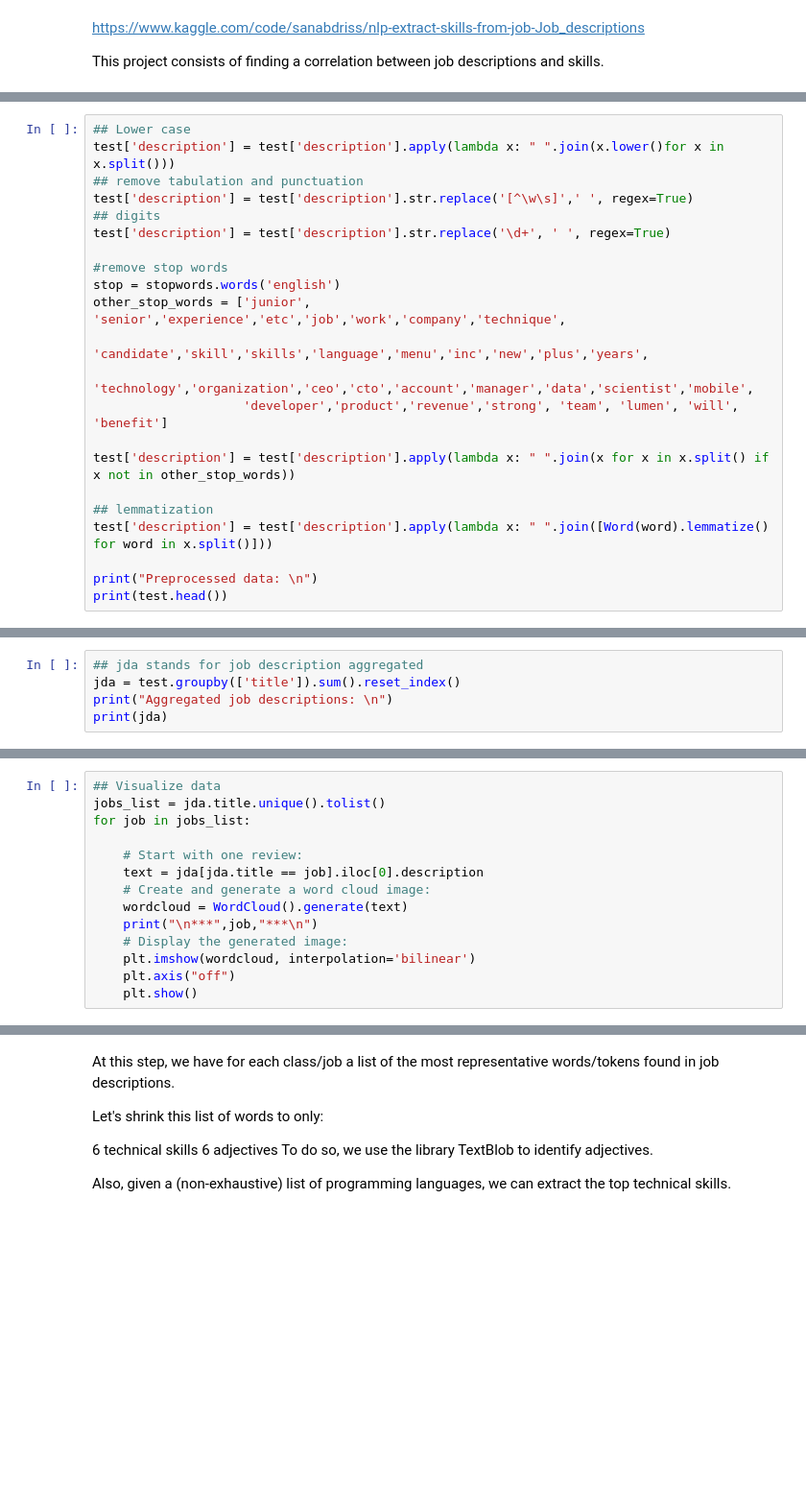
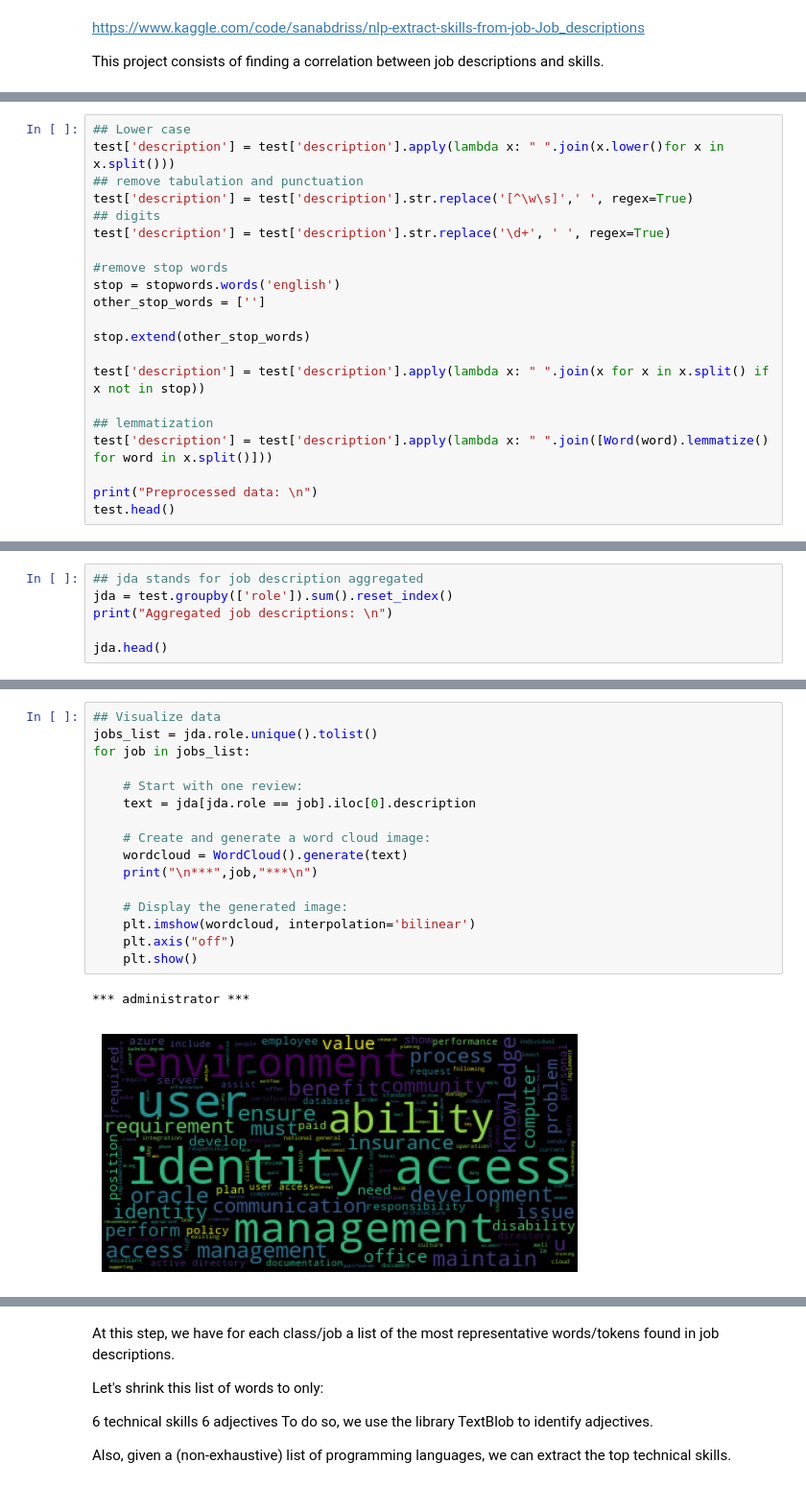
Before and after one commit to idmken/idmken.github.io, a Jupyter notebook: dissertation/data/jobtitleanalysis.ipynb, the cells around one changed output, grey strips where cells are left out. Shown at 96% size. Drawn from its saved outputs; the diff is of its cells as text; blank space fills up the shorter version.

```diff
--- a/dissertation/data/jobtitleanalysis.ipynb
+++ b/dissertation/data/jobtitleanalysis.ipynb
@@ -81,17 +84,16 @@ test['description'] = test['description'].str.replace('\d+', ' ', regex=True)
 
 #remove stop words
 stop = stopwords.words('english')
-other_stop_words = ['junior', 'senior','experience','etc','job','work','company','technique',
-                    'candidate','skill','skills','language','menu','inc','new','plus','years',
-                   'technology','organization','ceo','cto','account','manager','data','scientist','mobile',
-                    'developer','product','revenue','strong', 'team', 'lumen', 'will', 'benefit']
+other_stop_words = ['']
 
-test['description'] = test['description'].apply(lambda x: " ".join(x for x in x.split() if x not in other_stop_words))
+stop.extend(other_stop_words)
+
+test['description'] = test['description'].apply(lambda x: " ".join(x for x in x.split() if x not in stop))
 
 ## lemmatization
 test['description'] = test['description'].apply(lambda x: " ".join([Word(word).lemmatize() for word in x.split()]))
 
 print("Preprocessed data: \n")
-print(test.head())
+test.head()
 # %% [output]
 Preprocessed data:
@@ -117,5 +108,6 @@ In this step, we will aggregate our data by job titles in order to visualy detec
 # %%
 ## jda stands for job description aggregated
-jda = test.groupby(['title']).sum().reset_index()
+jda = test.groupby(['role']).sum().reset_index()
 print("Aggregated job descriptions: \n")
-print(jda)
+
+jda.head()
@@ -122,14 +124,19 @@ print(jda)
 # %%
 ## Visualize data
-jobs_list = jda.title.unique().tolist()
+jobs_list = jda.role.unique().tolist()
 for job in jobs_list:
 
     # Start with one review:
-    text = jda[jda.title == job].iloc[0].description
+    text = jda[jda.role == job].iloc[0].description
+
     # Create and generate a word cloud image:
     wordcloud = WordCloud().generate(text)
     print("\n***",job,"***\n")
+
     # Display the generated image:
     plt.imshow(wordcloud, interpolation='bilinear')
     plt.axis("off")
     plt.show()
+# %% [output]
+*** administrator ***
+[figure, added]
```
Also changed, not shown: parts of 25 cells of this notebook, 35 other files.
